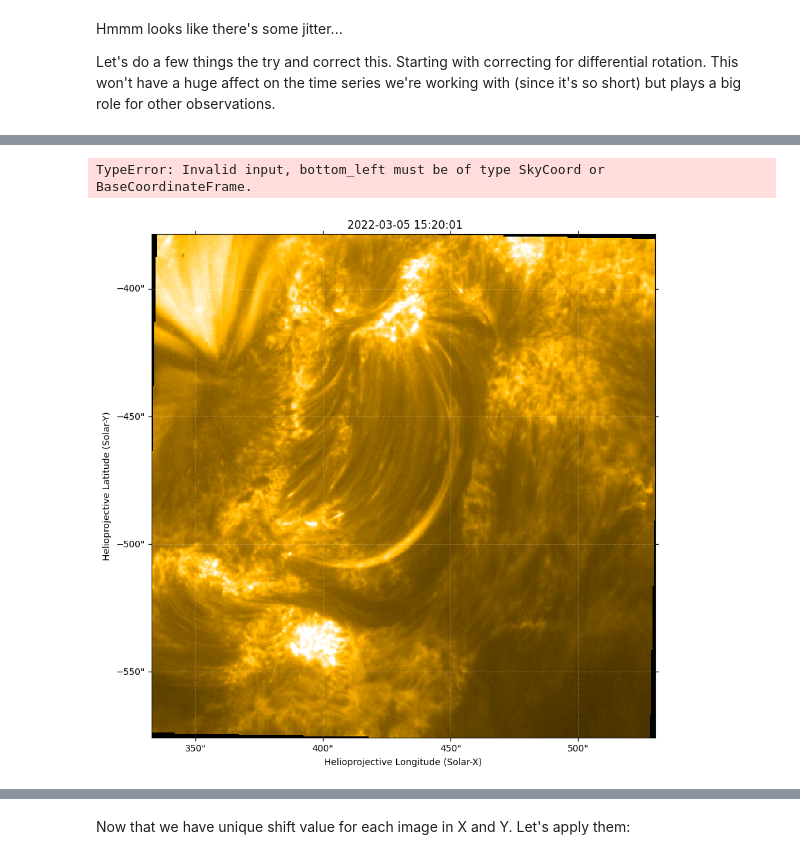
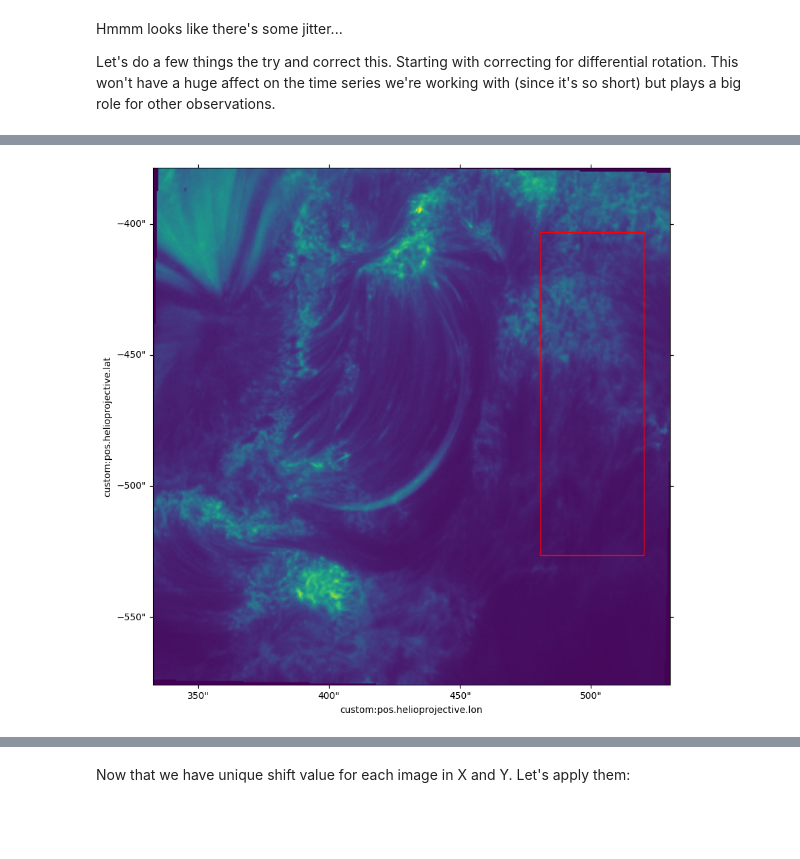
Before and after one commit to aylaweitz/SDO-EUI-mini-workshop, a Jupyter notebook: tutorial.ipynb, the cells around one changed output, grey strips where cells are left out. Saved outputs shown, nothing was run; the diff lists cells and outputs as text; code cells hidden in the pictures; blank space fills up the shorter version.

```diff
--- a/tutorial.ipynb
+++ b/tutorial.ipynb
@@ -44,7 +44,10 @@ First let's retrieve the data using SunPy's Fido! We'll be working with a short
 # EUI
 instrument = a.Instrument('EUI')
 
-time = a.Time('2022-03-05 15:20:00', '2022-03-05 15:21:00')
+start_time = '2022-03-05 15:20:00'
+end_time = '2022-03-05 15:21:00'
+
+time = a.Time(start_time, end_time)
 
 level = a.Level(2)
 
@@ -194,23 +197,31 @@ Let's try cross correlation on a small FOV:
 # %%
 first_map = rotated_seq[0]
 
+# ax = fig.add_subplot(projection=first_map)
+# first_map.plot()
+
+# rectangle = astropy.coordinates.SkyCoord([450, -500] * u.arcsec * 100, [500, -450] * u.arcsec * 100, frame=first_map.coordinate_frame)
+
+# first_map.draw_quadrangle(
+#     rectangle,
+#     axes=ax,
+#     edgecolor="red",
+#     linestyle="--",
+#     linewidth=2,
+# )
+
+# plt.show()
+fig, ax = plt.subplots(1,1)
+ax.axis('off')
 ax = fig.add_subplot(projection=first_map)
-first_map.plot()
+ax.imshow(first_map.data)
 
-rectangle = [100*u.pixel, 100*u.pixel]
-
-first_map.draw_quadrangle(
-    rectangle,
-    axes=ax,
-    edgecolor="red",
-    linestyle="--",
-    linewidth=2,
-)
+rect = plt.Rectangle(xy=(300,100), width=80, height=250, color='r', fill=False)
+ax.add_patch(rect)
 
 plt.show()
 # %% [output]
-TypeError: Invalid input, bottom_left must be of type SkyCoord or BaseCoordinateFrame.
-[figure, old version]
+[figure, new version]
 # %%
 shifts = []
 
```
Also changed, not shown: parts of 10 cells of this notebook.
